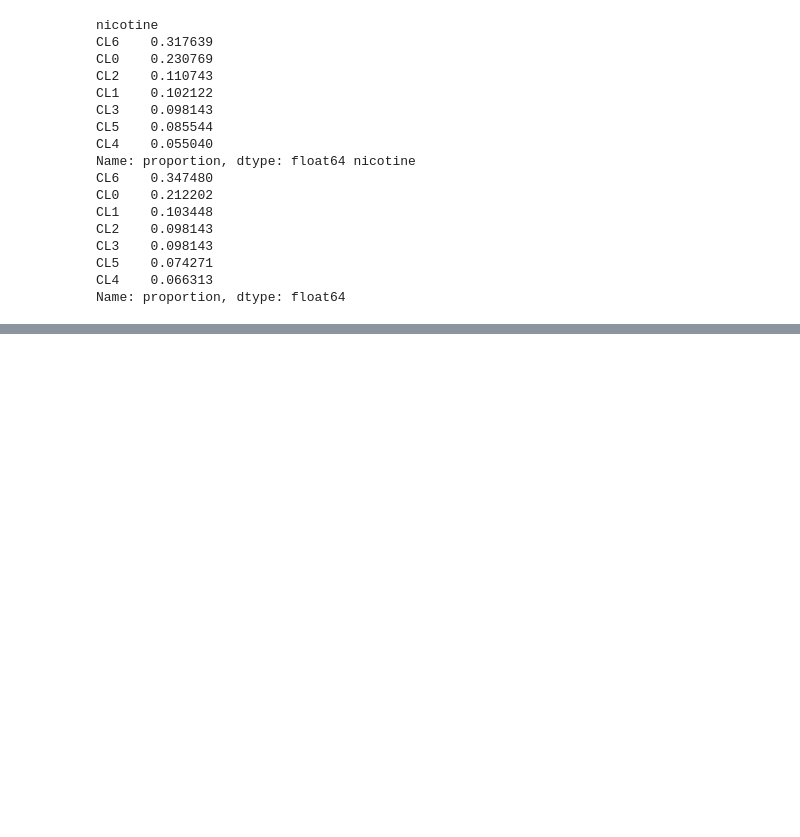
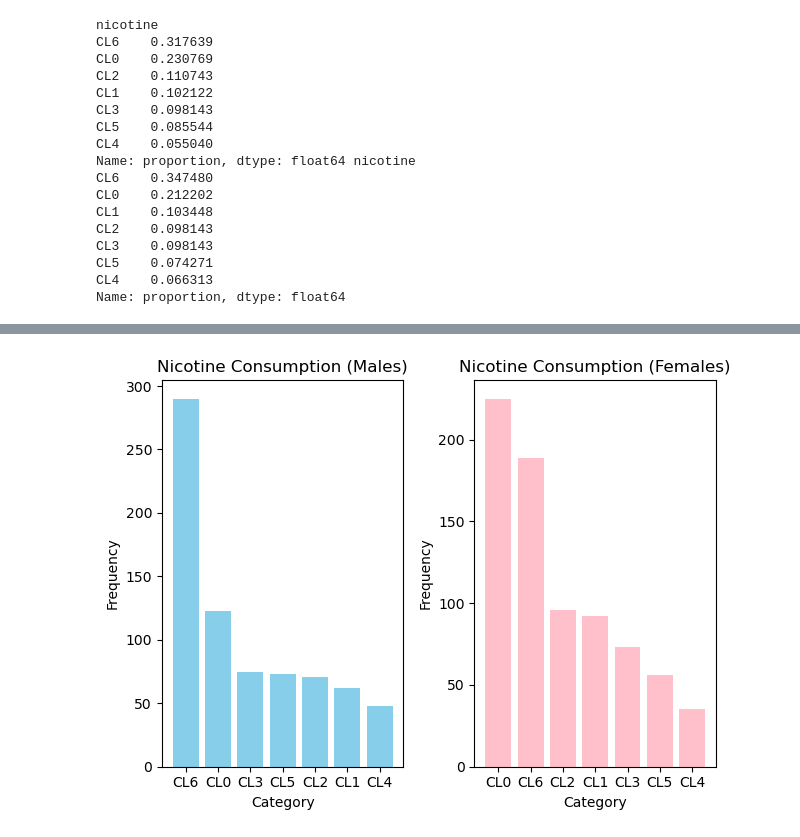
Before and after one commit to skyefung02/DrugConsumptionProject, a Jupyter notebook: data_exploration_visualisation.ipynb, the cells around one changed output, grey strips where cells are left out. Drawn from its saved outputs; the diff is of its cells as text; code cells hidden in the pictures; blank space fills up the shorter version.

```diff
--- a/data_exploration_visualisation.ipynb
+++ b/data_exploration_visualisation.ipynb
@@ -56,0 +194,26 @@ Name: proportion, dtype: float64
+# %%
+#plotting the frequency of nicotine consumption for males and females separately
+
+nictrain_set_male = nictrain_set[nictrain_set['gender'] == -0.48246]
+nictrain_set_female = nictrain_set[nictrain_set['gender'] == 0.48246]
+
+nicotine_counts_male = nictrain_set_male['nicotine'].value_counts()
+nicotine_counts_female = nictrain_set_female['nicotine'].value_counts()
+
+
+plt.subplot(1, 2, 1)
+plt.bar(nicotine_counts_male.index, nicotine_counts_male.values, color='skyblue')
+plt.xlabel('Category')
+plt.ylabel('Frequency')
+plt.title('Nicotine Consumption (Males)')
+
+plt.subplot(1, 2, 2)  # 1 row, 2 columns, 2nd subplot
+plt.bar(nicotine_counts_female.index, nicotine_counts_female.values, color='pink')
+plt.xlabel('Category')
+plt.ylabel('Frequency')
+plt.title('Nicotine Consumption (Females)')
+
+plt.tight_layout()
+plt.show()
+# %% [output]
+[figure, added]
```
Also changed, not shown: parts of 16 cells of this notebook.
